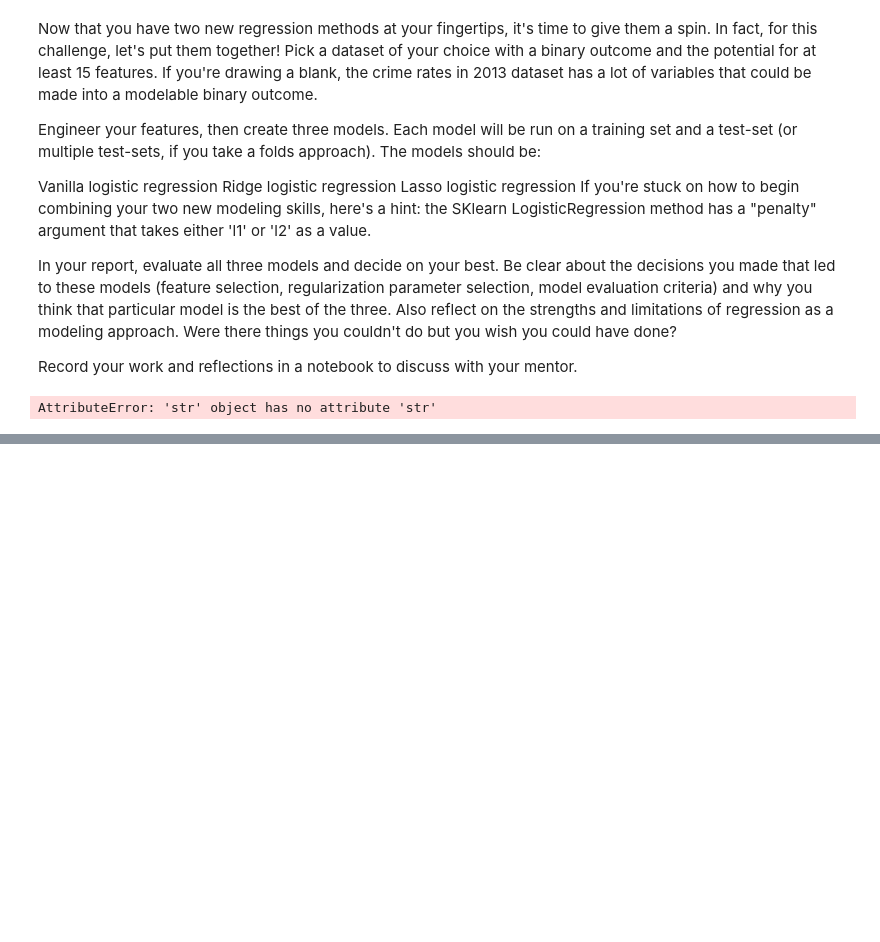
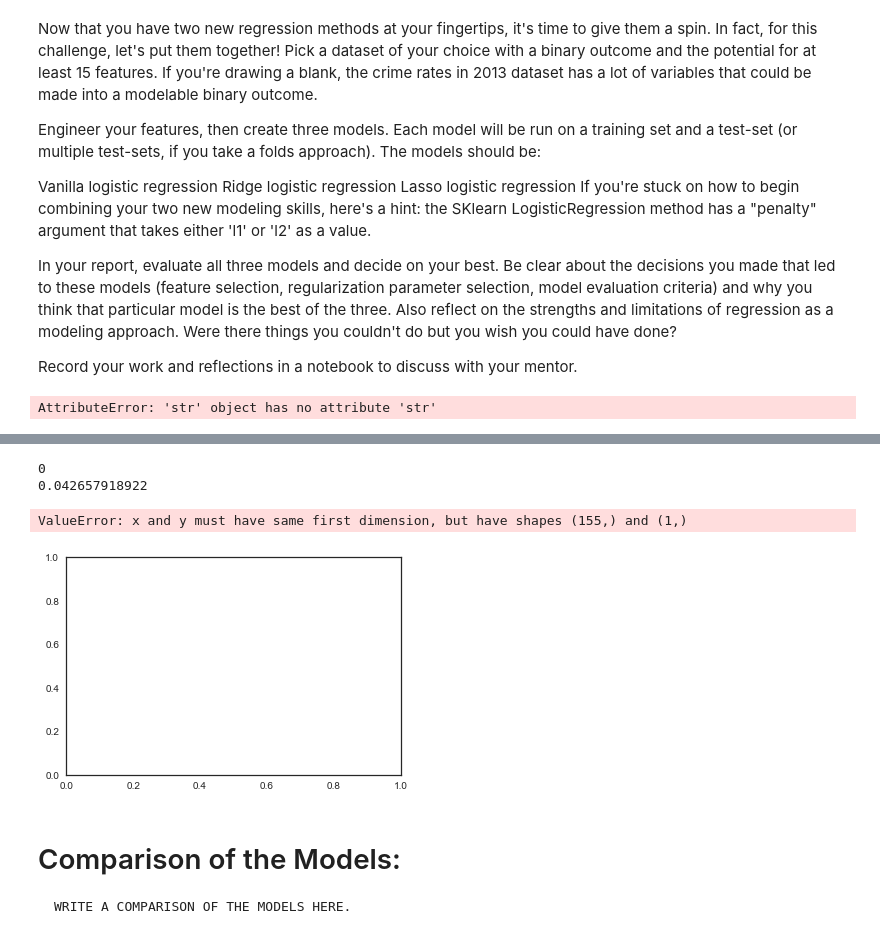
Before and after one commit to makennedy626/Thinkful_Unit_3, a Jupyter notebook: 3.3.4+Challenge.ipynb, the cells around one changed output, grey strips where cells are left out. Saved outputs shown, nothing was run; the diff lists cells and outputs as text; code cells hidden in the pictures; blank space fills up the shorter version.

```diff
--- a/3.3.4+Challenge.ipynb
+++ b/3.3.4+Challenge.ipynb
@@ -89,8 +101,8 @@ from sklearn.linear_model import LogisticRegression
 # Vanilla Logist Regression
 lr = LogisticRegression(C=1e9)
 
-y = data['violent_crime_over_fifty']
-X = data['pop_over_twentyk'].values.reshape(-1,1)
+y = data['violent_crime_over_fifty'].ravel()
+X = data[['pop_under_10k', 'pop_10k_to_20k', 'pop_20k_to_30k', 'pop_30k_to_40k', 'pop_40k+', 'rape_over_ten', 'murder_over_five', 'robbery_over_ten', 'assault_over_100', 'prop_crime_over_1000', 'burglary_over_150', 'theft_over_500', 'motor_theft_over_50', 'arson_over_2']] #.values.reshape(-1,1)
 
 fit = lr.fit(X, y)
 
@@ -179,0 +171,24 @@ row_0
+# %%
+# Find which variables were not dropped in lasso (coef != 0) and
+#      use them for the variables in ridge
+# Join a range from 0 to 1 by .2 with a range from 1 to 300 by 2
+
+# Drop columns: 1,2,3,4,5,6,7,9,10,13
+
+from sklearn import linear_model
+from sklearn import preprocessing
+
+
+X2 = data[['robbery_over_ten', 'burglary_over_150', 'theft_over_500', 'arson_over_2']]
+
+ridge = pd.DataFrame(columns = ('alpha', 'r_squared', 'coef_'))
+
+ridge.alpha = np.concatenate((np.arange(.1,1,.2), np.arange(1,300,2)), axis=0)
+
+#ridge.alpha = (np.arange(1,300,2))
+
+for alpha in ridge.alpha:
+    r_reg = linear_model.Ridge(alpha=alpha, fit_intercept=False)
+    r_reg.fit(X2, y)
+    ridge.loc[ridge.alpha==alpha,'r_squared'] = r_reg.score(X2, y)
+    ridge.loc[ridge.alpha==alpha, 'coef_'] = [[r_reg.coef_]]
@@ -179,0 +215,18 @@ row_0
+# %%
+labels = []
+
+varstoplot = list(X2)
+
+for index,var in enumerate(varstoplot):
+    print(index)
+    print(r_reg.coef_[0])
+    plt.plot(ridge.alpha, r_reg.coef_[index])
+    labels.append(var)
+# %% [output]
+0
+0.042657918922
+ValueError: x and y must have same first dimension, but have shapes (155,) and (1,)
+[figure, added]
+# %% [markdown]
+# Comparison of the Models:
+    WRITE A COMPARISON OF THE MODELS HERE.
```
Also changed, not shown: parts of 7 cells of this notebook.
